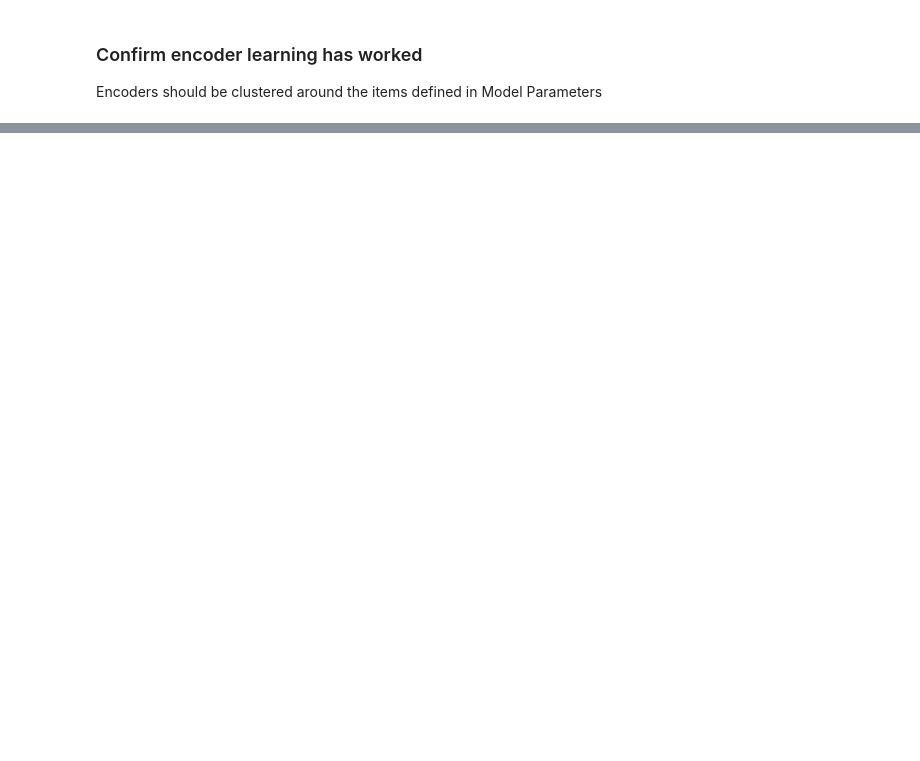
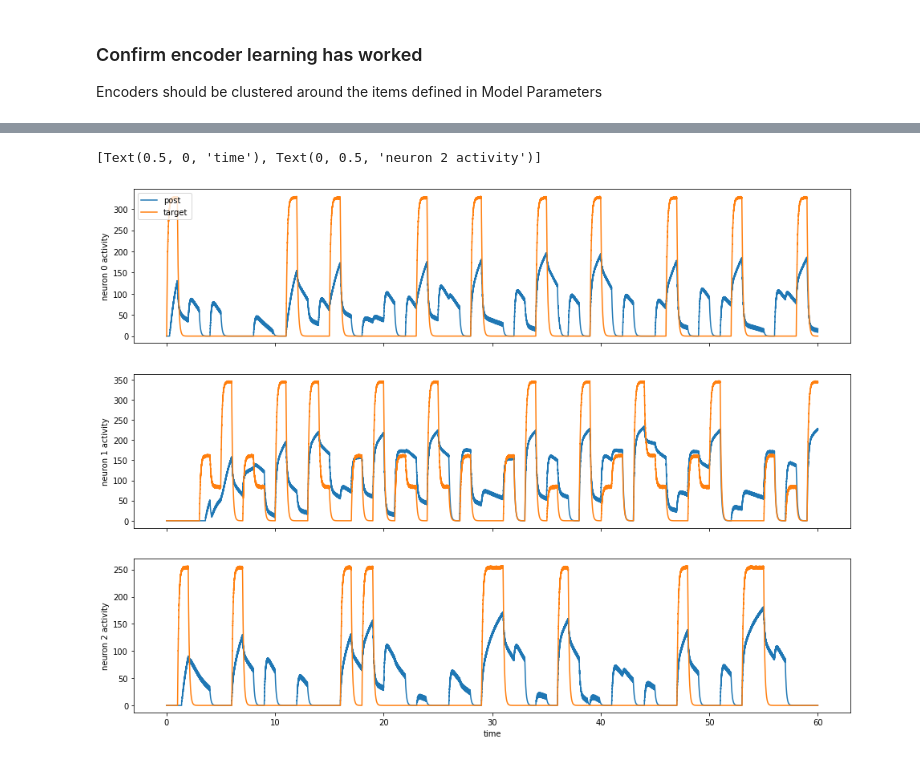
Before and after one commit to psipeter/online-sparsity, a Jupyter notebook: online_sparsity.ipynb, the cells around one changed output, grey strips where cells are left out. Saved outputs shown, nothing was run; the diff lists cells and outputs as text; code cells hidden in the pictures; blank space fills up the shorter version.

```diff
--- a/online_sparsity.ipynb
+++ b/online_sparsity.ipynb
@@ -317,0 +269,26 @@ ax.set(xlabel='time', ylabel='value')
+# %%
+with nengo.Network() as network:
+    stim_items = nengo.Node(stim)
+
+    pre = nengo.Ensemble(n_pre, d, seed=seed)
+    target = nengo.Ensemble(n_neurons, d, intercepts=intercepts, max_rates=max_rates, seed=seed+1)
+    post = nengo.Ensemble(n_neurons, d, seed=seed+2, gain=np.ones((n_neurons)), bias=np.zeros((n_neurons)))
+
+    learning_node = CustomLearningNode(pre, post, target, d_pre.T, 3e-7, exc=True)
+
+    stim_pre = nengo.Connection(stim_items, pre, synapse=None)
+    pre_target = nengo.Connection(pre, target, synapse=synapse, solver=nengo.solvers.NoSolver(w_pre_target.T, weights=True))
+
+    nengo.Connection(pre.neurons, learning_node[:pre.n_neurons], synapse=synapse)
+    nengo.Connection(post.neurons, learning_node[pre.n_neurons: pre.n_neurons+post.n_neurons], synapse=smooth)
+    nengo.Connection(target.neurons, learning_node[pre.n_neurons+post.n_neurons: ], synapse=smooth)
+    nengo.Connection(learning_node, post.neurons, synapse=None)
+
+    p_items = nengo.Probe(stim_items, synapse=None)
+    p_pre = nengo.Probe(pre.neurons, synapse=None)
+    p_post = nengo.Probe(post.neurons, synapse=None)
+    p_target = nengo.Probe(target.neurons, synapse=None)
+    p_node = nengo.Probe(learning_node, synapse=None)
+
+with nengo.Simulator(network, dt=dt) as sim:
+    sim.run(T)
@@ -317,0 +300,15 @@ ax.set(xlabel='time', ylabel='value')
+# %%
+fig, (ax, ax2, ax3) = plt.subplots(nrows=3, ncols=1, figsize=((16, 12)), sharex=True)
+ax.plot(sim.trange(), smooth.filt(sim.data[p_post], dt=dt)[:,0], label='post')
+ax.plot(sim.trange(), smooth.filt(sim.data[p_target], dt=dt)[:,0], label='target')
+ax2.plot(sim.trange(), smooth.filt(sim.data[p_post], dt=dt)[:,1], label='post')
+ax2.plot(sim.trange(), smooth.filt(sim.data[p_target], dt=dt)[:,1], label='target')
+ax3.plot(sim.trange(), smooth.filt(sim.data[p_post], dt=dt)[:,2], label='post')
+ax3.plot(sim.trange(), smooth.filt(sim.data[p_target], dt=dt)[:,2], label='target')
+ax.legend(loc='upper left')
+ax.set(ylabel='neuron 0 activity')
+ax2.set(ylabel='neuron 1 activity')
+ax3.set(xlabel='time', ylabel='neuron 2 activity')
+# %% [output]
+[Text(0.5, 0, 'time'), Text(0, 0.5, 'neuron 2 activity')]
+[figure, added]
```
Also changed, not shown: parts of 33 cells of this notebook.
